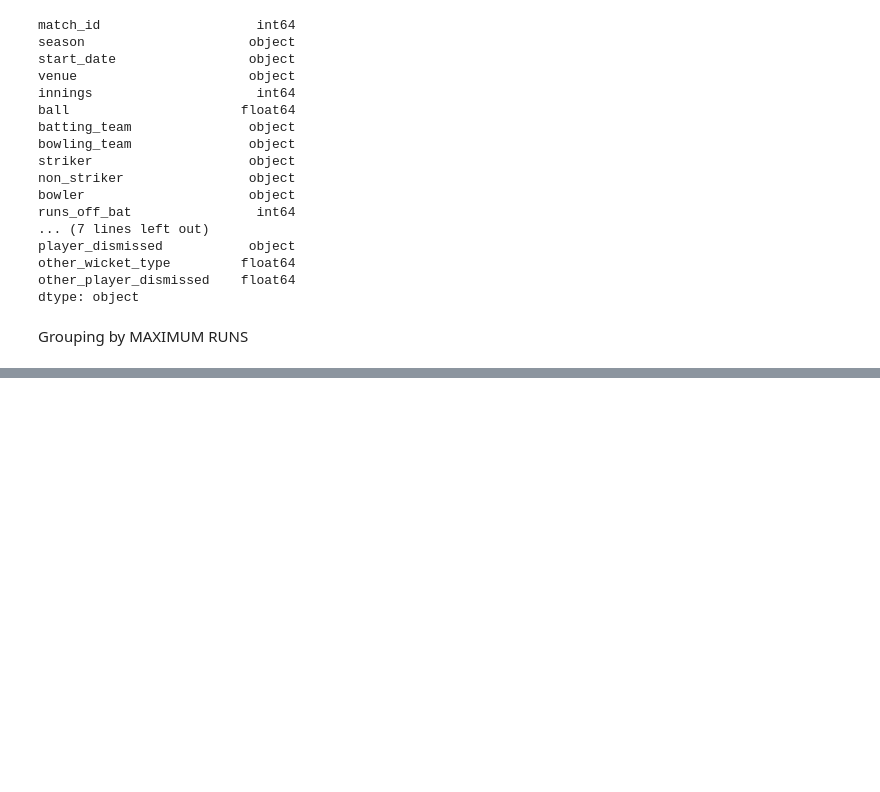
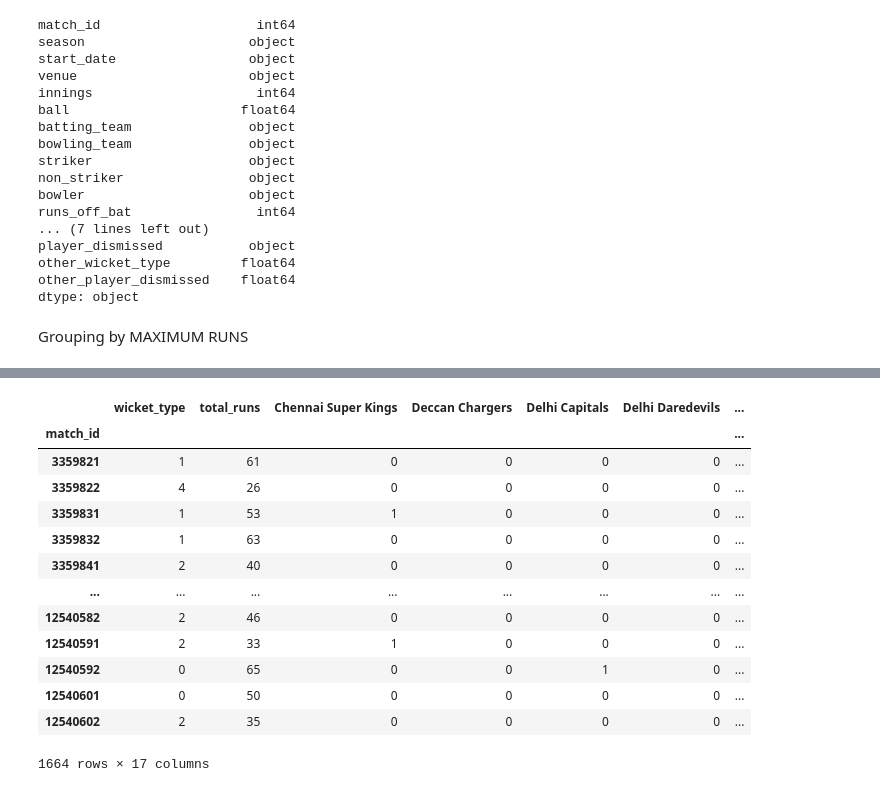
Before and after one commit to rehadhawan/IPLIIT, a Jupyter notebook: IPL.ipynb, the cells around one changed output, grey strips where cells are left out. Saved outputs shown, nothing was run; the diff lists cells and outputs as text; code cells hidden in the pictures; blank space fills up the shorter version.

```diff
--- a/IPL.ipynb
+++ b/IPL.ipynb
@@ -120,0 +129,4 @@ Name: wicket_type, Length: 194354, dtype: object
+# %%
+
+df_ch = df_new.drop(columns =['runs_off_bat', 'batting_team', 'bowling_team', 'extras', 'venue'])
+df_ch
@@ -120,0 +148,19 @@ Name: wicket_type, Length: 194354, dtype: object
+# %%
+dummy = pd.get_dummies(df_new['batting_team'])
+df.res = pd.concat([df_ch, dummy], axis = 1)
+df.res
+# %% [output]
+|  | wicket_type | total_runs | Chennai Super Kings | Deccan Chargers | Delhi Capitals | Delhi Daredevils | ... |
+| match_id |  |  |  |  |  |  | ... |
+| 3359821 | 1 | 61 | 0 | 0 | 0 | 0 | ... |
+| 3359822 | 4 | 26 | 0 | 0 | 0 | 0 | ... |
+| 3359831 | 1 | 53 | 1 | 0 | 0 | 0 | ... |
+| 3359832 | 1 | 63 | 0 | 0 | 0 | 0 | ... |
+| 3359841 | 2 | 40 | 0 | 0 | 0 | 0 | ... |
+| ... | ... | ... | ... | ... | ... | ... | ... |
+| 12540582 | 2 | 46 | 0 | 0 | 0 | 0 | ... |
+| 12540591 | 2 | 33 | 1 | 0 | 0 | 0 | ... |
+| 12540592 | 0 | 65 | 0 | 0 | 1 | 0 | ... |
+| 12540601 | 0 | 50 | 0 | 0 | 0 | 0 | ... |
+| 12540602 | 2 | 35 | 0 | 0 | 0 | 0 | ... |
+1664 rows × 17 columns
```
Also changed, not shown: parts of 9 cells of this notebook.
